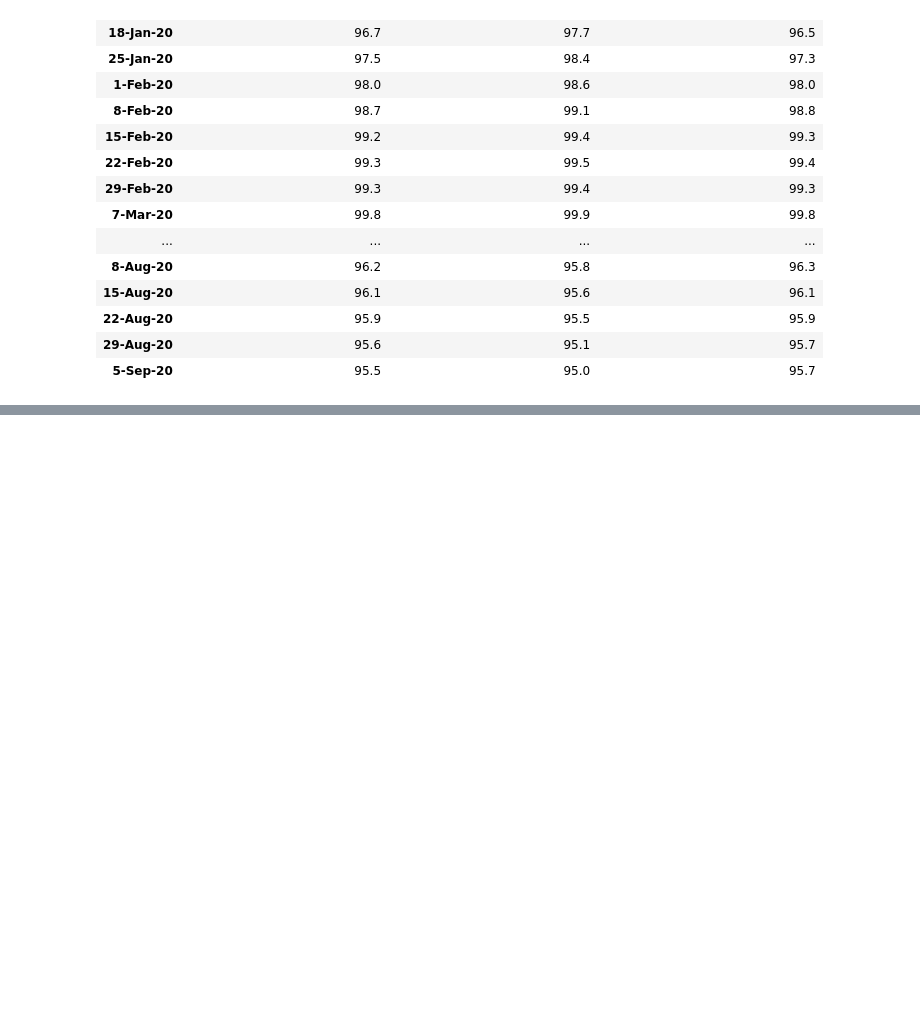
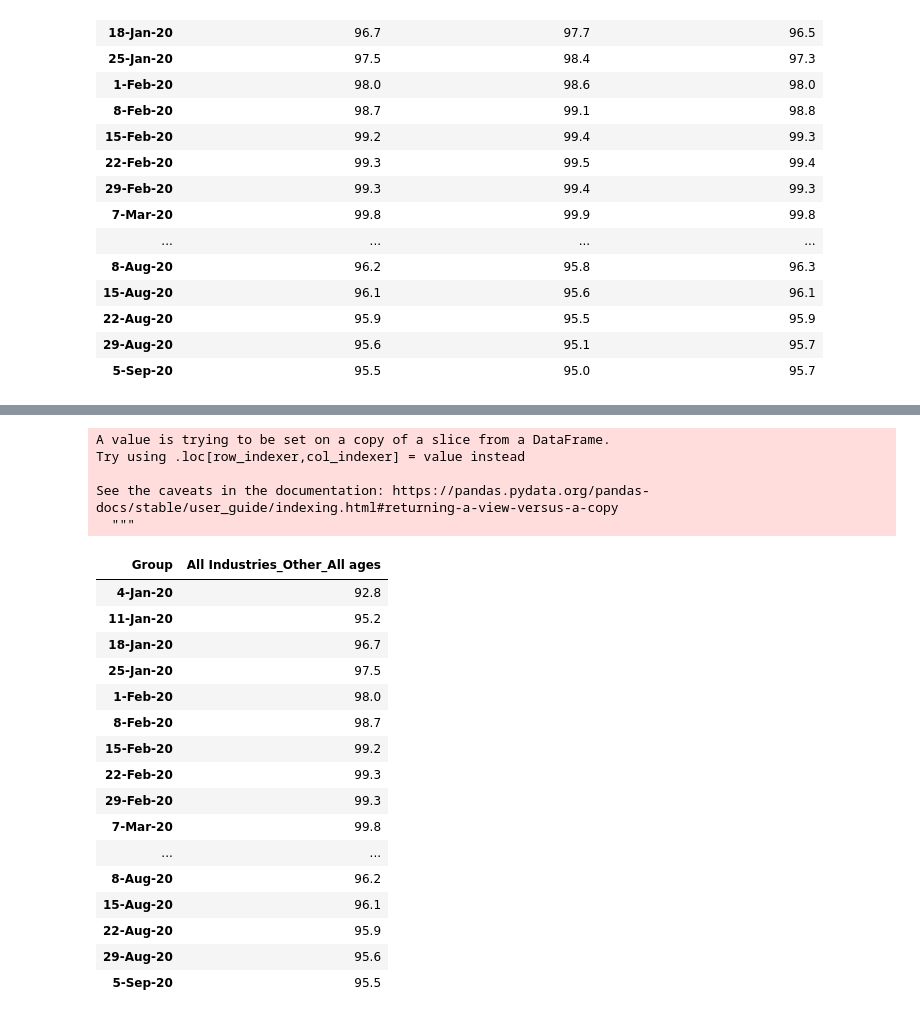
Before and after one commit to ali-beer/covid_payroll_project, a Jupyter notebook: cleaning_payroll_data.ipynb, the cells around one changed output, grey strips where cells are left out. Saved outputs shown, nothing was run; the diff lists cells and outputs as text; code cells hidden in the pictures; blank space fills up the shorter version.

```diff
--- a/cleaning_payroll_data.ipynb
+++ b/cleaning_payroll_data.ipynb
@@ -354,0 +379,29 @@ plt.legend()
+# %%
+a = "All Industries"
+b = "Other"
+c = "All ages"
+filter_df_2 = australia_df_t.loc[:, (australia_df_t.columns.str.contains(a) & australia_df_t.columns.str.contains(b) & australia_df_t.columns.str.contains(c))]
+filter_df_2["All Industries_Other_All ages"] = pd.to_numeric(filter_df["All Industries_Other_All ages"])
+# %% [output]
+A value is trying to be set on a copy of a slice from a DataFrame.
+Try using .loc[row_indexer,col_indexer] = value instead
+
+See the caveats in the documentation: https://pandas.pydata.org/pandas-docs/stable/user_guide/indexing.html#returning-a-view-versus-a-copy
+  """
+| Group | All Industries_Other_All ages |
+| 4-Jan-20 | 92.8 |
+| 11-Jan-20 | 95.2 |
+| 18-Jan-20 | 96.7 |
+| 25-Jan-20 | 97.5 |
+| 1-Feb-20 | 98.0 |
+| 8-Feb-20 | 98.7 |
+| 15-Feb-20 | 99.2 |
+| 22-Feb-20 | 99.3 |
+| 29-Feb-20 | 99.3 |
+| 7-Mar-20 | 99.8 |
+| ... | ... |
+| 8-Aug-20 | 96.2 |
+| 15-Aug-20 | 96.1 |
+| 22-Aug-20 | 95.9 |
+| 29-Aug-20 | 95.6 |
+| 5-Sep-20 | 95.5 |
```
Also changed, not shown: parts of 4 cells of this notebook.
